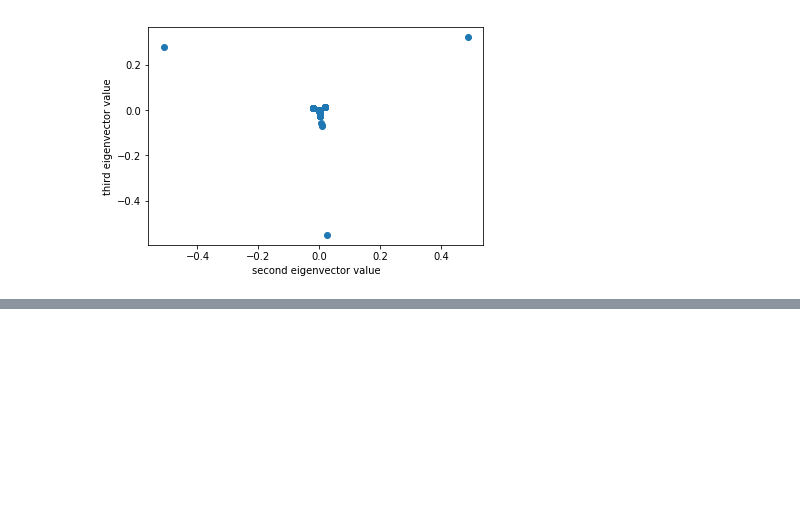
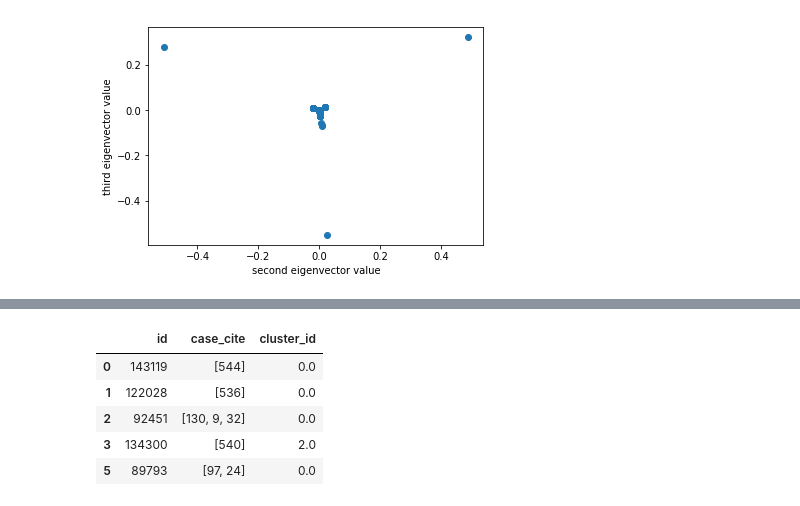
Before and after one commit to antoinegargot/Kent-School-Of-Law-Project, a Jupyter notebook: Scraping_and_graph.ipynb, the cells around one changed output, grey strips where cells are left out. Drawn from its saved outputs; the diff is of its cells as text; code cells hidden in the pictures; blank space fills up the shorter version.

```diff
--- a/Scraping_and_graph.ipynb
+++ b/Scraping_and_graph.ipynb
@@ -120,0 +193,14 @@ plt.show()
+# %%
+for i in range(len(labels)):
+    if nodes[i] in list(map(int, case_cite_graph.nodes())):
+        mask = case_relation.id.astype('int64') == nodes[i]
+        case_relation.loc[mask, 'cluster_id'] = labels[i]
+# %%
+case_relation.head()
+# %% [output]
+|  | id | case_cite | cluster_id |
+| 0 | 143119 | [544] | 0.0 |
+| 1 | 122028 | [536] | 0.0 |
+| 2 | 92451 | [130, 9, 32] | 0.0 |
+| 3 | 134300 | [540] | 2.0 |
+| 5 | 89793 | [97, 24] | 0.0 |
```
Also changed, not shown: parts of 21 cells of this notebook.
